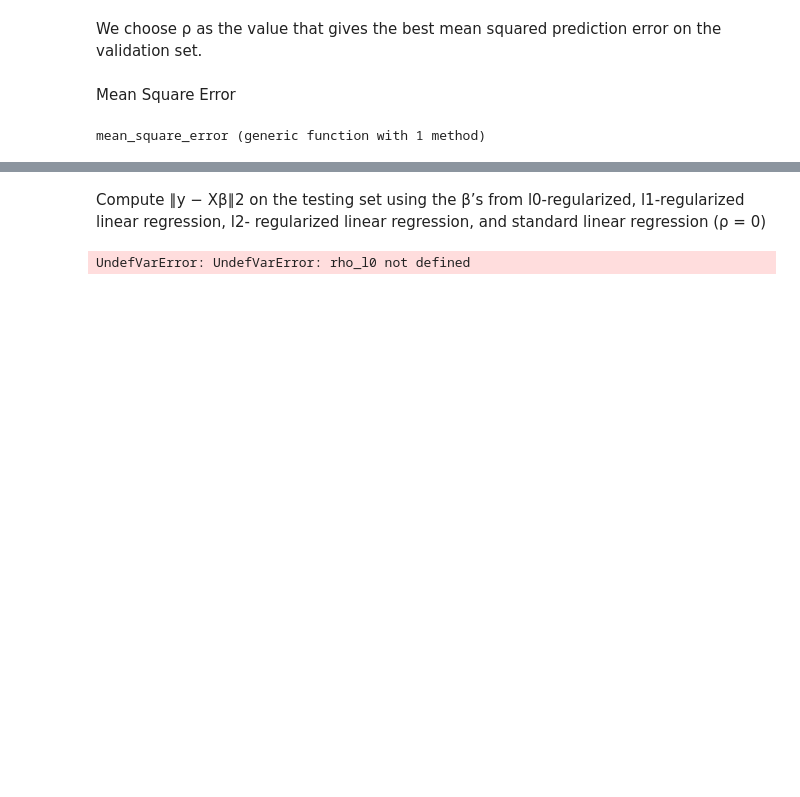
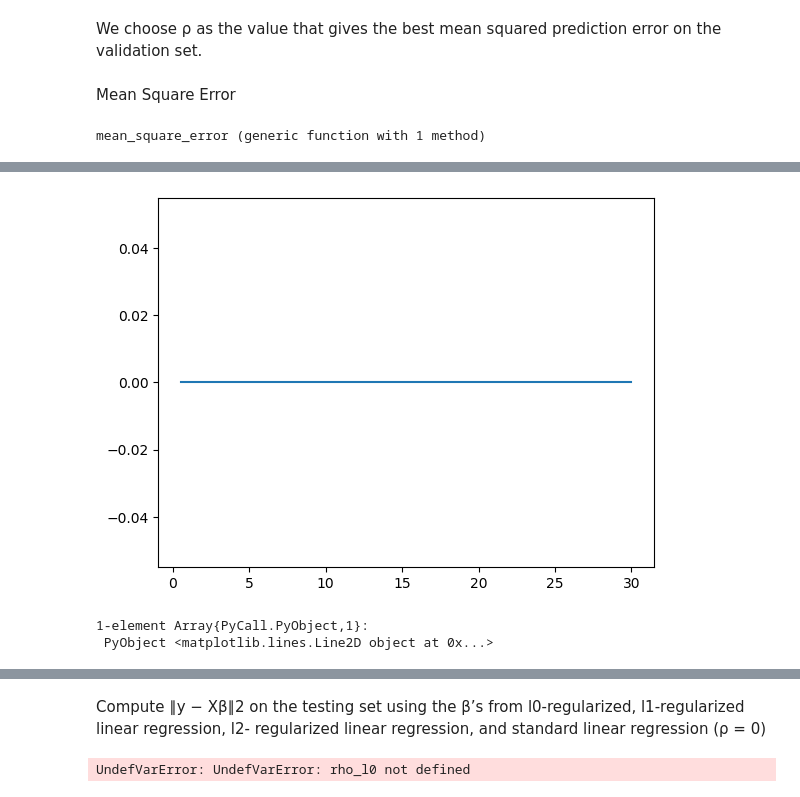
Before and after one commit to gabyrappaport/ml_mban_hw1, a Jupyter notebook: Pset 1-Copy1.ipynb, the cells around one changed output, grey strips where cells are left out. Cells and saved outputs as stored; diff of their text form; code cells hidden in the pictures; blank space fills up the shorter version.

```diff
--- a/Pset 1-Copy1.ipynb
+++ b/Pset 1-Copy1.ipynb
@@ -140,9 +178,3 @@ function mean_square_error(y_real, y_output)
 end
 # %% [output]
 mean_square_error (generic function with 1 method)
-# %%
-function compute_error_l0(rho, set, output_set)
-    beta = regularized_regression_l0(train_set_output, train_set, rho)
-    error = mean_square_error(output_set, set * beta)
-    return error
-end
@@ -156,0 +181,6 @@ end
+# %%
+function compute_error_l0(ρ, X, y)
+    objective, β = regularized_regression_l0(y_train, X_train, ρ)
+    error = mean_square_error(y, X * β)
+    return error
+end
@@ -205,0 +280,6 @@ Closest candidates are:
+# %%
+plot(ρ_l1, errors_l1)
+# %% [output]
+[figure, added]
+1-element Array{PyCall.PyObject,1}:
+ PyObject <matplotlib.lines.Line2D object at 0x...>
```
Also changed, not shown: parts of 21 cells of this notebook.
